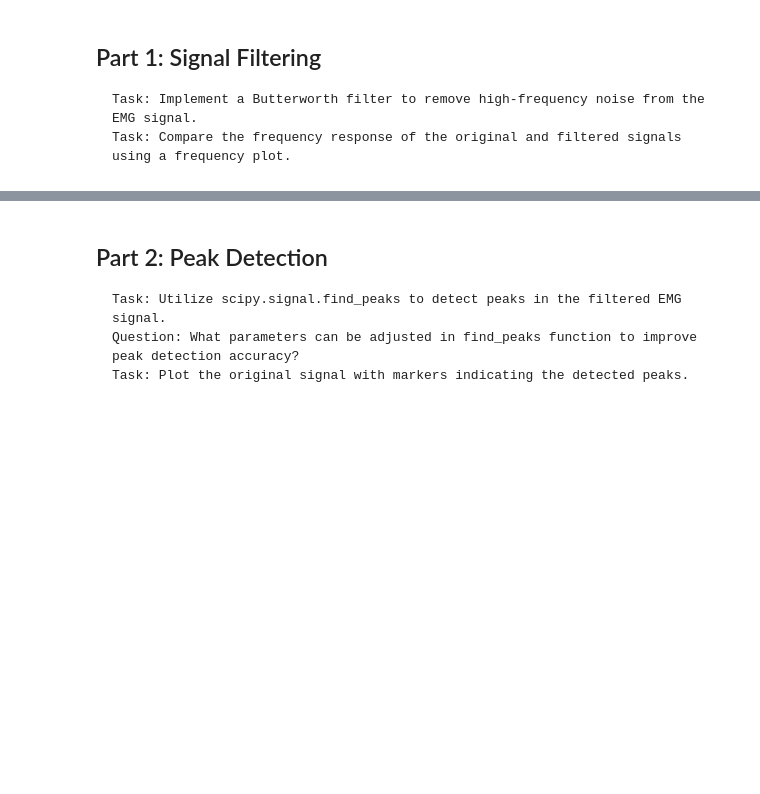
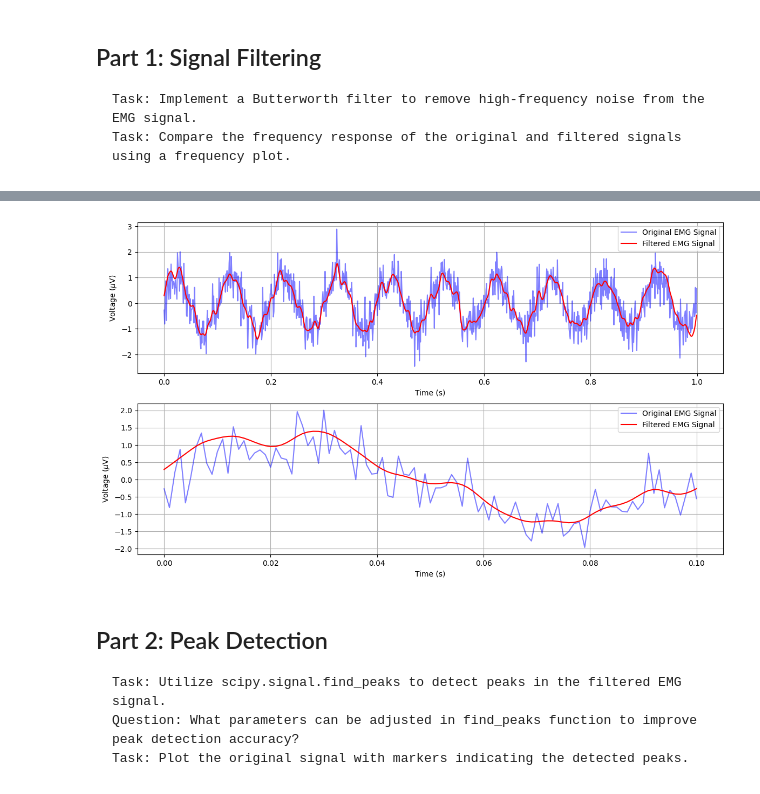
Before and after one commit to ElectronicsClub-IITK/EMG-Controlled-Shooting-Game, a Jupyter notebook: Week_2/EMG Signal Processing Assignment.ipynb, the cells around one changed output, grey strips where cells are left out. Cells and saved outputs as stored; diff of their text form; code cells hidden in the pictures; blank space fills up the shorter version.

```diff
--- a/Week_2/EMG Signal Processing Assignment.ipynb
+++ b/Week_2/EMG Signal Processing Assignment.ipynb
@@ -32,7 +33,32 @@ plt.show()
 # %%
 #Implement Butterworth filter or any other best suited filter.
+nyq = (fs)/2
+cutoff_freq = np.array([5,75])
+b,a  = butter(2,cutoff_freq/nyq, btype='bandpass')
+filtered_emg_signal = filtfilt(b,a,emg_signal)
+afiltered_emg_signal = np.abs(filtered_emg_signal)
 # %%
 #Compare the frequency response of the original and filtered signals using a frequency plot.
+plt.figure(figsize=(14, 8))
+plt.subplot(2, 1, 1)
+plt.plot(t, emg_signal, label='Original EMG Signal', color='blue', alpha=0.5)
+plt.plot(t, filtered_emg_signal, label='Filtered EMG Signal', color='red')
+plt.xlabel('Time (s)')
+plt.ylabel(r'Voltage ($\mu$V)')
+plt.legend()
+plt.grid(True)
+
+plt.subplot(2, 1, 2)
+plt.plot(t[0:101], emg_signal[0:101], label='Original EMG Signal', color='blue', alpha=0.5)
+plt.plot(t[0:101], filtered_emg_signal[0:101], label='Filtered EMG Signal', color='red')
+plt.xlabel('Time (s)')
+plt.ylabel(r'Voltage ($\mu$V)')
+plt.legend()
+plt.grid(True)
+
+plt.show()
+# %% [output]
+[figure, added]
 # %% [markdown]
 ## Part 2: Peak Detection
 
```
Also changed, not shown: parts of 12 cells of this notebook.
